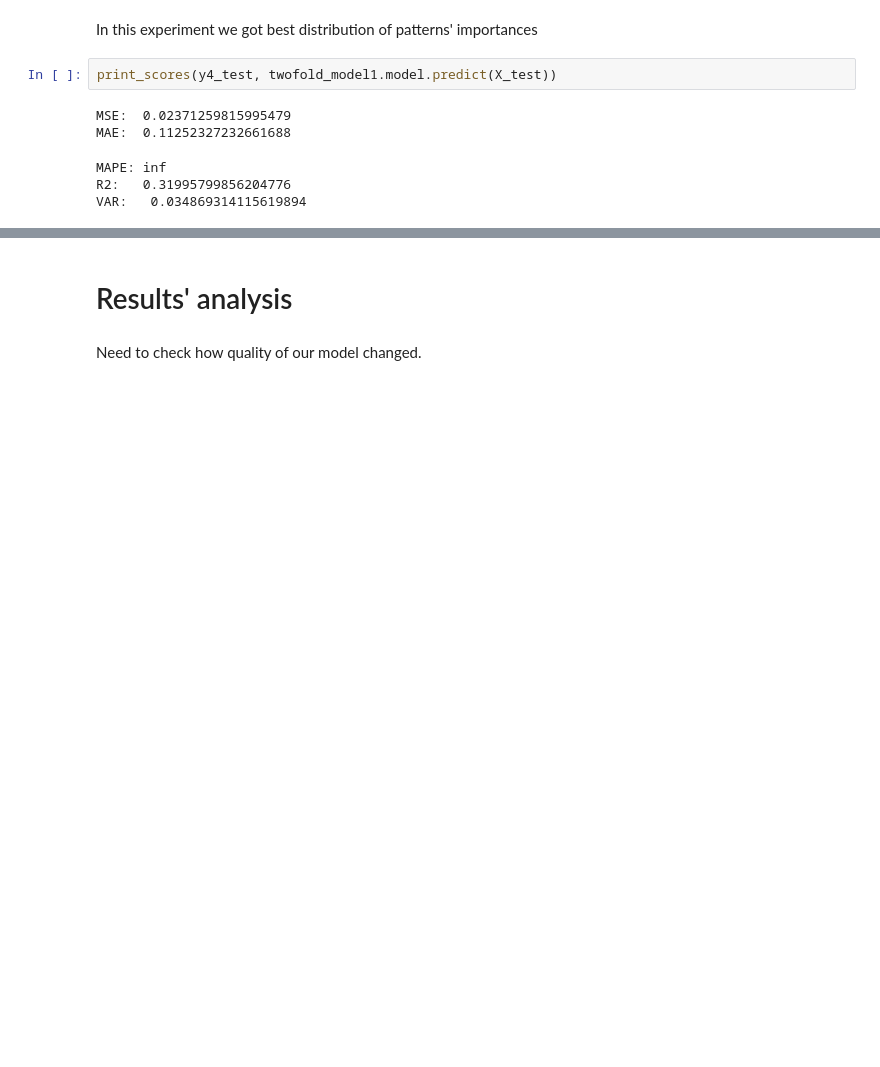
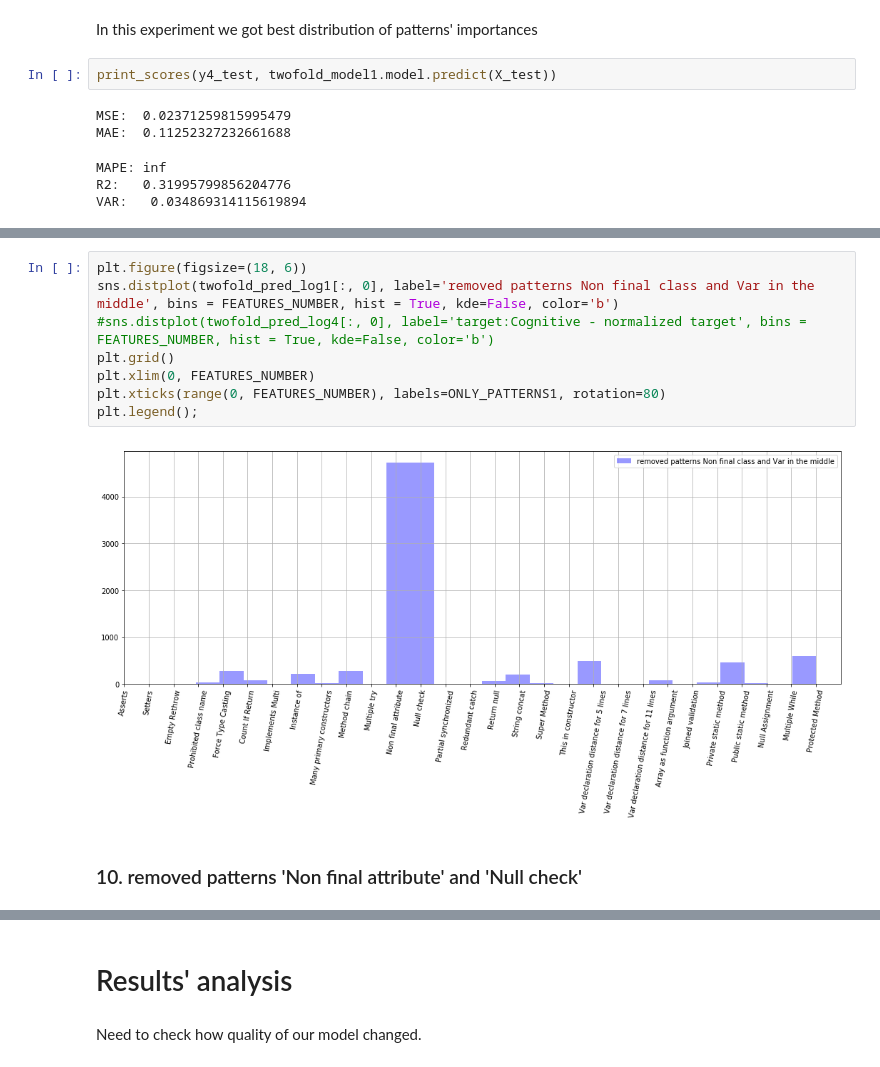
Before and after one commit to acheshkov/aibolit-ml, a Jupyter notebook: notebooks/Experiment_with_removing_frequent_patterns.ipynb, the cells around one changed output, grey strips where cells are left out. Drawn from its saved outputs; the diff is of its cells as text; blank space fills up the shorter version.

```diff
--- a/notebooks/Experiment_with_removing_frequent_patterns.ipynb
+++ b/notebooks/Experiment_with_removing_frequent_patterns.ipynb
@@ -324,0 +376,12 @@ plt.legend();
+# %%
+plt.figure(figsize=(18, 6))
+sns.distplot(twofold_pred_log1[:, 0], label='removed patterns Non final class and Var in the middle', bins = FEATURES_NUMBER, hist = True, kde=False, color='b')
+#sns.distplot(twofold_pred_log4[:, 0], label='target:Cognitive - normalized target', bins = FEATURES_NUMBER, hist = True, kde=False, color='b')
+plt.grid()
+plt.xlim(0, FEATURES_NUMBER)
+plt.xticks(range(0, FEATURES_NUMBER), labels=ONLY_PATTERNS1, rotation=80)
+plt.legend();
+# %% [output]
+[figure, added]
+# %% [markdown]
+### 10. removed patterns 'Non final attribute' and 'Null check'
```
Also changed, not shown: parts of 47 cells of this notebook.
